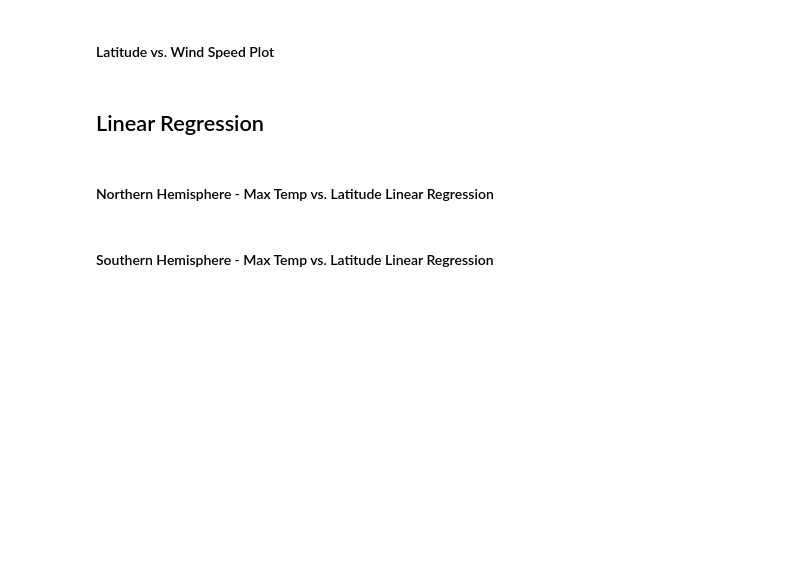
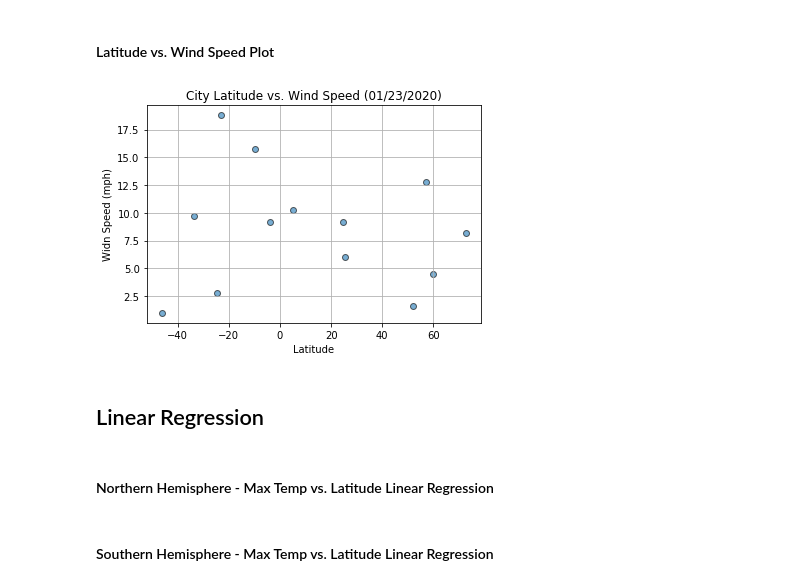
Before and after one commit to octaviaisom/Python-API-Challenge, a Jupyter notebook: WeatherPy/WeatherPy.ipynb, the cells around one changed output. Cells and saved outputs as stored; diff of their text form; code cells hidden in the pictures; blank space fills up the shorter version.

```diff
--- a/WeatherPy/WeatherPy.ipynb
+++ b/WeatherPy/WeatherPy.ipynb
@@ -195,5 +210,14 @@ plt.show()
 # %% [markdown]
 #### Latitude vs. Wind Speed Plot
+# %%
+plt.scatter(latitude, wind_speed, edgecolor = 'black', alpha = 0.6)
+plt.title(f'City Latitude vs. Wind Speed ({mdy})')
+plt.xlabel('Latitude')
+plt.ylabel('Widn Speed (mph)')
+plt.grid()
+plt.show()
+# %% [output]
+[figure, added]
 # %% [markdown]
 ## Linear Regression
 # %%
```
Also changed, not shown: parts of 4 cells of this notebook.
